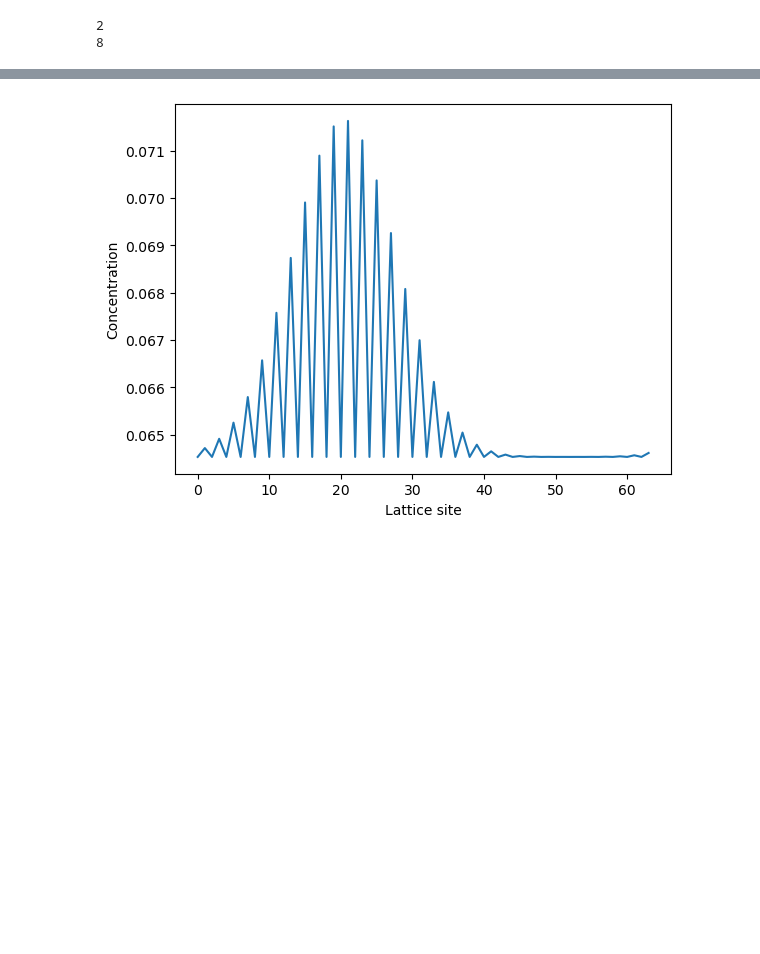
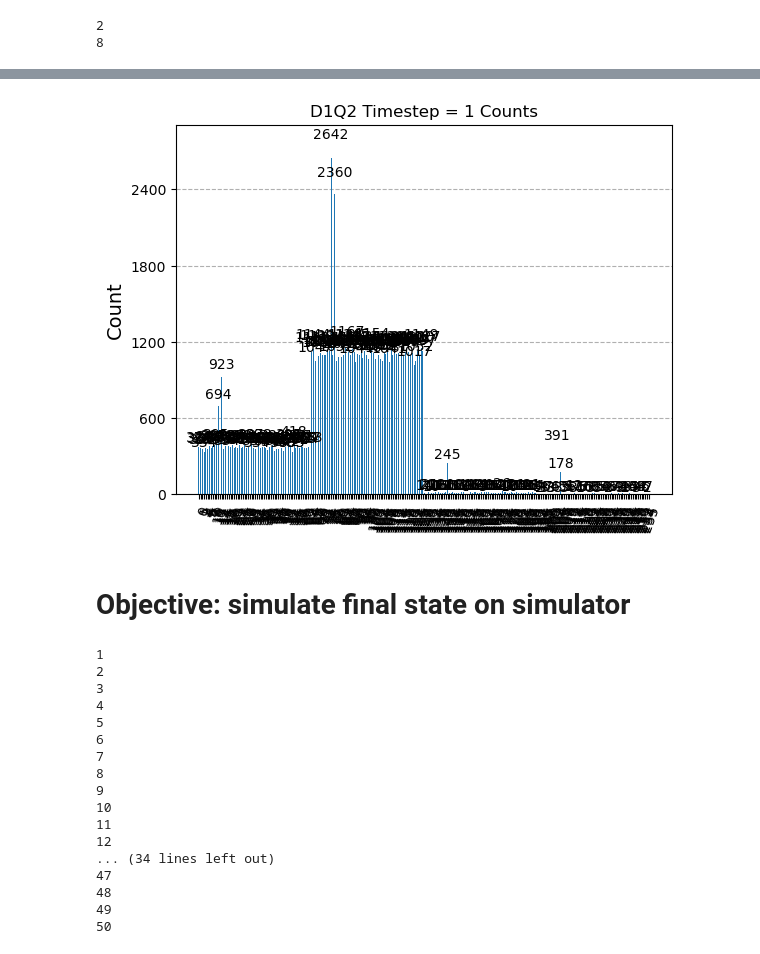
Before and after one commit to comp-physics/QLBM-frugal, a Jupyter notebook: advectionDiffusion/QuantumD1Q2Simulation.ipynb, the cells around one changed output, grey strips where cells are left out. Saved outputs shown, nothing was run; the diff lists cells and outputs as text; code cells hidden in the pictures; blank space fills up the shorter version.

Commit message:
one timestep for final state simulation

```diff
--- a/advectionDiffusion/QuantumD1Q2Simulation.ipynb
+++ b/advectionDiffusion/QuantumD1Q2Simulation.ipynb
@@ -177,3 +182,11 @@ print(circ.num_qubits)
 # %%
 # if I recall correctly, FakeBrisbane() has 127 qubits
-backend = AerSimulator.from_backend(FakeBrisbane())
+# simulator = AerSimulator.from_backend(FakeBrisbane())
+simulator = AerSimulator()
+# %%
+circ_copy = transpile(circ_copy, simulator)
+# %%
+result = simulator.run(circ_copy, shots=100_000).result()
+counts = result.get_counts(circ)
+# %%
+counts = counts.int_outcomes()
@@ -180 +217,7 @@ backend = AerSimulator.from_backend(FakeBrisbane())
+# %%
+plot_histogram(counts, title="D1Q2 Timestep = 1 Counts")
+# %% [output]
+[figure, added]
+# %% [markdown]
+# Objective: simulate final state on simulator
 # %%
@@ -200,10 +266,26 @@ backend = AerSimulator.from_backend(FakeBrisbane())
 # %%
-# # hres(initSV)
-# for i in range(1,51):
-#     SV = timestep(SV)
-#     if i==50:
-#         hres(SV)
-#     np.savetxt('d1q2/'+str(i+1)+'.csv', np.real(2**(1)*nrm*np.array(SV)[:M:]), delimiter=',')
-#     SV = reinit(SV)
+# hres(initSV)
+for i in range(1,51):
+    print(i)
+    SV = timestep(SV)
+    if i==50:
+        counts = simulate(SV, qc)
+    SV = reinit(SV)
 # %% [output]
-[figure, removed]
+1
+2
+3
+4
+5
+6
+7
+8
+9
+10
+11
+12
+... (34 lines left out)
+47
+48
+49
+50
```
Also changed, not shown: parts of 11 cells of this notebook, 52 other files.
